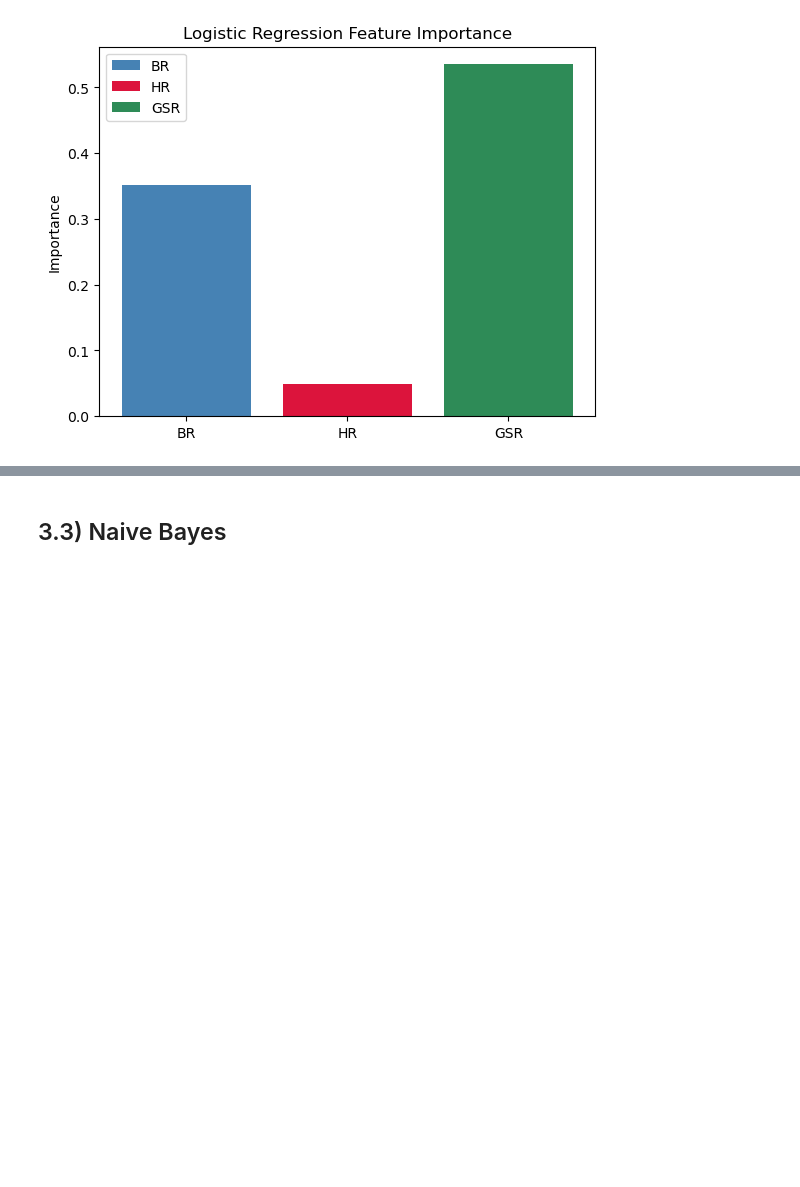
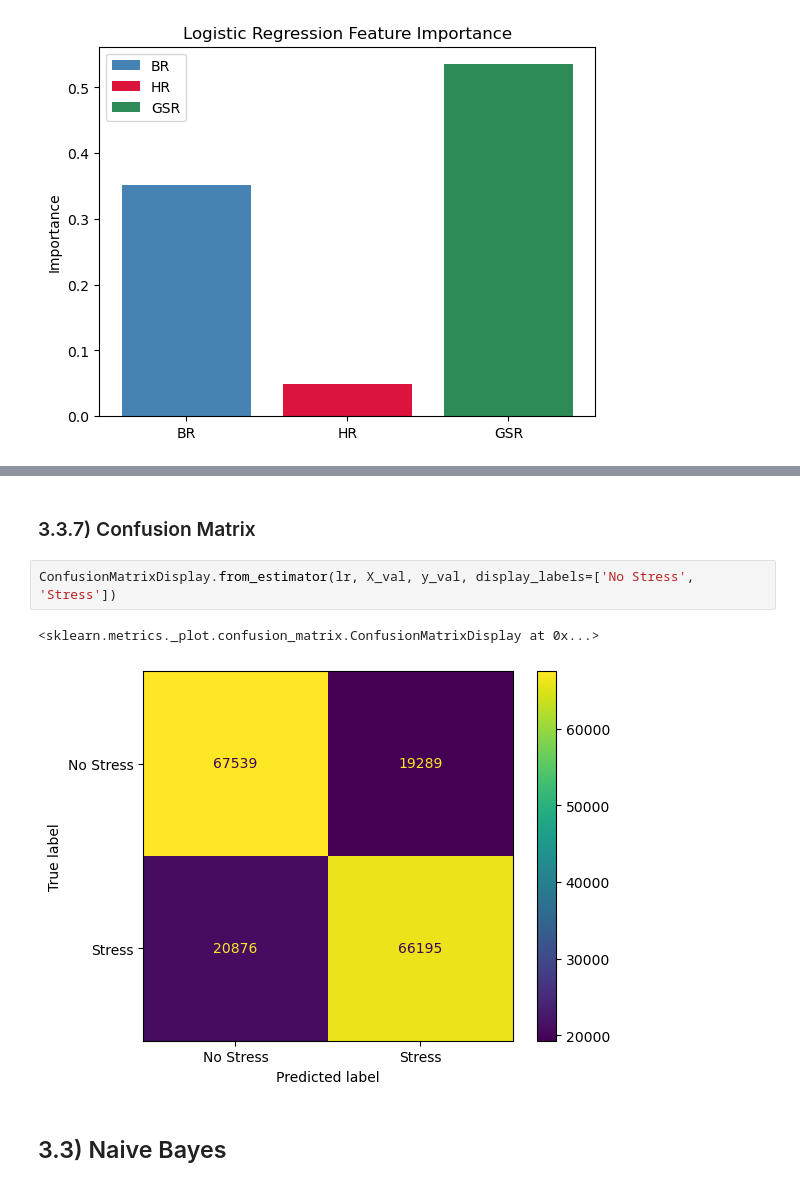
Before and after one commit to ibayoumi/SDP, a Jupyter notebook: stress_model.ipynb, the cells around one changed output, grey strips where cells are left out. Saved outputs shown, nothing was run; the diff lists cells and outputs as text; blank space fills up the shorter version.

Commit message:
Added confidence scores and confusion matrices

```diff
--- a/stress_model.ipynb
+++ b/stress_model.ipynb
@@ -3744,3 +3766,10 @@ Feature: GSR, Score: 0.53509
+# %% [markdown]
+### 3.3.7) Confusion Matrix
+# %%
+ConfusionMatrixDisplay.from_estimator(lr, X_val, y_val, display_labels=['No Stress', 'Stress'])
+# %% [output]
+<sklearn.metrics._plot.confusion_matrix.ConfusionMatrixDisplay at 0x...>
+[figure, added]
 # %% [markdown]
 ## 3.3) Naive Bayes
 # %% [markdown]
```
Also changed, not shown: parts of 34 cells of this notebook.
